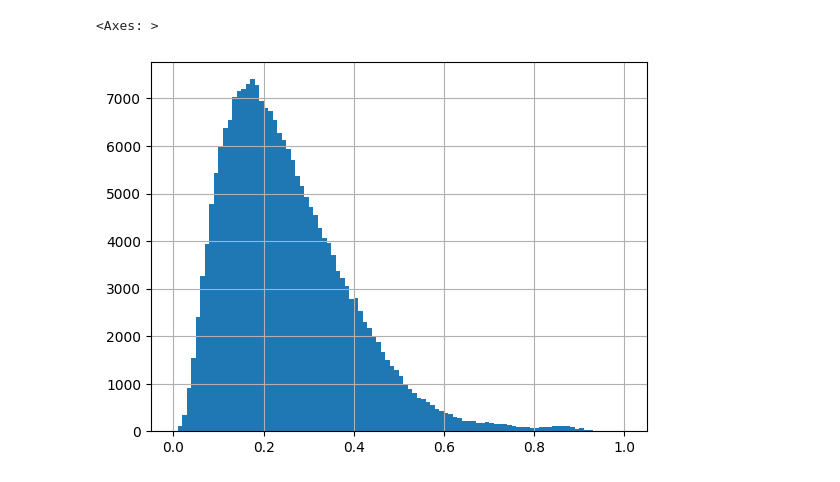
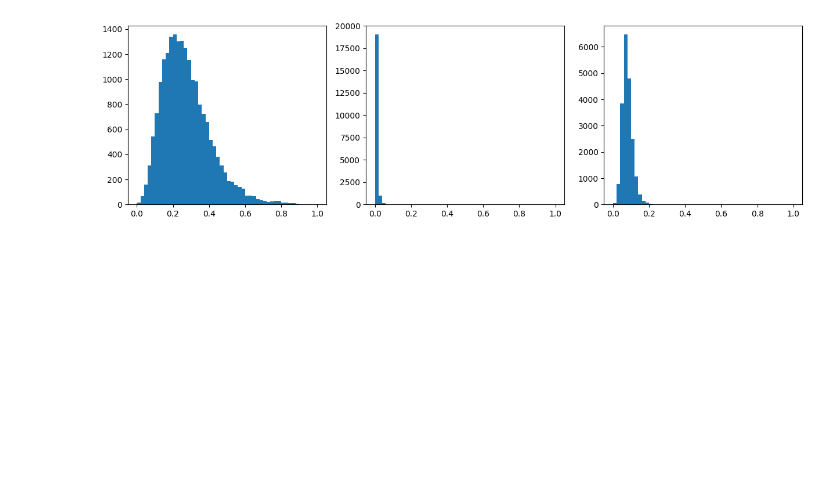
Before and after one commit to aymanfen/RealTimeAnomalyDetection, a Jupyter notebook: notebooks/modelling.ipynb, the cells around one changed output. Drawn from its saved outputs; the diff is of its cells as text; code cells hidden in the pictures; blank space fills up the shorter version.

Commit message:
final changes for modelling part

```diff
--- a/notebooks/modelling.ipynb
+++ b/notebooks/modelling.ipynb
@@ -28,11 +42,6 @@ traindf=ComputeTimeFeatures(traindf)
 traindf=ComputeCatEntropy(traindf)
 traindf=ComputeCatFreq(traindf)
 
-traindf=traindf[['Account Number','Age', 'LogAmount','AmountZScore', 'MovingAvg','MovingStd', 'LogTimeDiff','Hoursin','Hourcos',
-       'TransactionTypeEntropy', 'ChannelEntropy','CardTypeEntropy', 'MerchandEntropy', 'CountryEntropy', 'CityEntropy',
-       'TransactionTypeFreq','ChannelFreq','CardTypeFreq', 'MerchandFreq', 'CountryFreq','CityFreq']]
+traindf=traindf[featureset]
 
-traindf=ClientScale(traindf,'Account Number',
-                    ['LogAmount','AmountZScore', 'MovingAvg','MovingStd', 'LogTimeDiff','Hoursin','Hourcos',
-       'TransactionTypeEntropy', 'ChannelEntropy','CardTypeEntropy', 'MerchandEntropy', 'CountryEntropy', 'CityEntropy',
-       'TransactionTypeFreq','ChannelFreq','CardTypeFreq', 'MerchandFreq', 'CountryFreq','CityFreq'])
+traindf=ClientScale(traindf,'Account Number',clientscal,globalscal)
@@ -51,3 +48,7 @@ traindf.describe()
+# %%
+traindf=traindf.drop(columns='Account Number')
+
+traindf = traindf.replace([np.inf, -np.inf], np.nan).fillna(0)
 # %%
 from src.models.IsolationForest import IsolationForestModel
 from src.models.SelfOrganizingMap import SOMModel
@@ -63,4 +57,4 @@ traindf = traindf.replace([np.inf, -np.inf], np.nan).fillna(0)
 # %%
-iso=IsolationForestModel(nestimators=300,maxsamples='auto',contamination=0.001)
-ae=AutoEncoderModel(inputdim=traindf.shape[1],latentdim=4,lr=0.001,batchsize=256,epochs=50)
+iso=IsolationForestModel(nestimators=100,maxsamples=256,contamination=0.001)
+ae=AutoEncoderModel(inputdim=traindf.shape[1],latentdim=4,lr=0.001,batchsize=64,epochs=50)
 som=SOMModel(inputlen=traindf.shape[1],x=20,y=20,sigma=0.8,learning_rate=0.4)
@@ -96,11 +85,10 @@ testdf=ComputeTimeFeatures(testdf)
 testdf=ComputeCatEntropy(testdf)
 testdf=ComputeCatFreq(testdf)
 # %%
-testdf=testdf[['Account Number','Age', 'LogAmount','AmountZScore', 'MovingAvg','MovingStd', 'LogTimeDiff','Hoursin','Hourcos',
-       'TransactionTypeEntropy', 'ChannelEntropy','CardTypeEntropy', 'MerchandEntropy', 'CountryEntropy', 'CityEntropy',
-       'TransactionTypeFreq','ChannelFreq','CardTypeFreq', 'MerchandFreq', 'CountryFreq','CityFreq']]
+testdf=testdf[featureset]
 
-testdf=ClientScale(testdf,'Account Number',
-                   ['LogAmount','AmountZScore', 'MovingAvg','MovingStd', 'LogTimeDiff','Hoursin','Hourcos',
-       'TransactionTypeEntropy', 'ChannelEntropy','CardTypeEntropy', 'MerchandEntropy', 'CountryEntropy', 'CityEntropy',
-       'TransactionTypeFreq','ChannelFreq','CardTypeFreq', 'MerchandFreq', 'CountryFreq','CityFreq'])
+testdf=ClientScale(testdf,'Account Number',clientscal,globalscal)
+
+testdf=testdf.drop(columns='Account Number')
+
+testdf = testdf.replace([np.inf, -np.inf], np.nan).fillna(0)
@@ -122,14 +108,13 @@ results['aescores']=minmax_scale(results['aescores'])
 # %%
 fig,axes=plt.subplots(nrows=1,ncols=3,figsize=(15,4))
 
-axes[0].hist(df['isoscores'],bins=50)
-axes[1].hist(df['aescores'],bins=50)
-axes[2].hist(df['somscores'],bins=50)
+axes[0].hist(results['isoscores'],bins=50)
+axes[1].hist(results['aescores'],bins=50)
+axes[2].hist(results['somscores'],bins=50)
 
 plt.show()
 # %% [output]
-<Axes: >
-[figure, old version]
+[figure, new version]
 # %%
 iso.save(model_name='../models/IF')
 ae.save(model_name='../models/AE')
```
Also changed, not shown: parts of 12 cells of this notebook, 8 other files.
